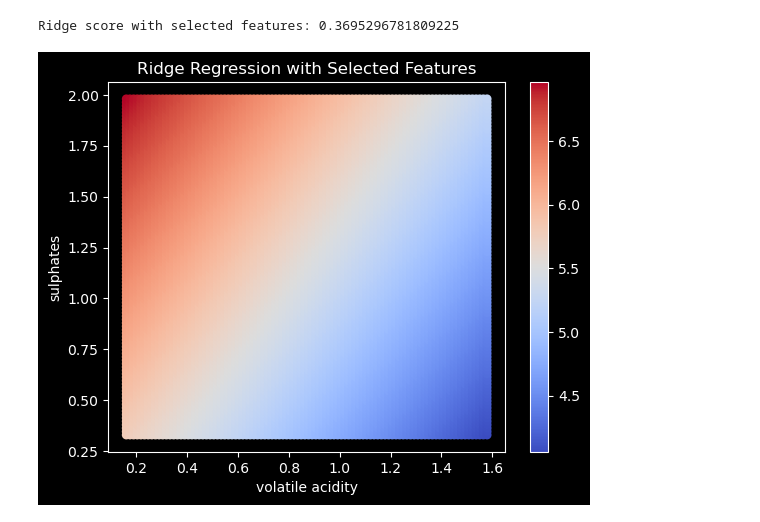
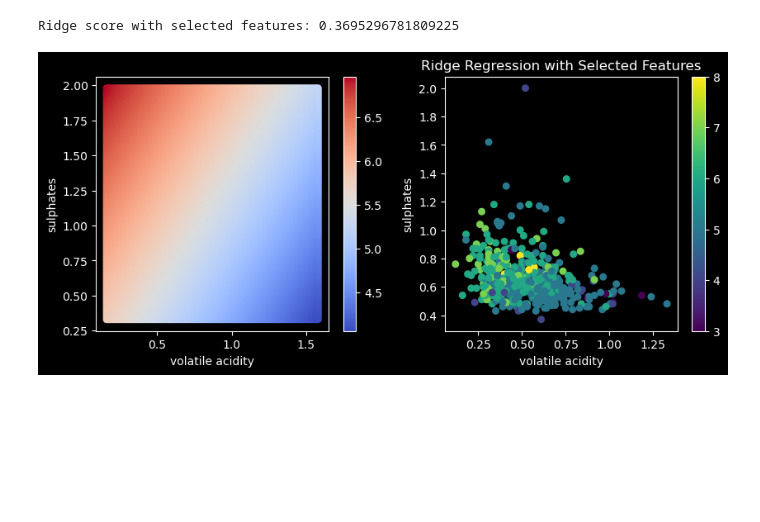
Before and after one commit to ZachParent/mai-pre-work, a Jupyter notebook: uci_wine_regression/uci_wine_regression_zachparent.ipynb, the cells around one changed output. Cells and saved outputs as stored; diff of their text form; code cells hidden in the pictures; blank space fills up the shorter version.

Commit message:
add scatter plot

```diff
--- a/uci_wine_regression/uci_wine_regression_zachparent.ipynb
+++ b/uci_wine_regression/uci_wine_regression_zachparent.ipynb
@@ -67,7 +67,9 @@ plt.show()
 # %%
 X = df.drop("quality", axis=1)
 y = df["quality"]
-X_train, X_test, y_train, y_test = train_test_split(X, y, test_size=0.33, random_state=random_state)
+X_train, X_test, y_train, y_test = train_test_split(
+    X, y, test_size=0.33, random_state=random_state
+)
 # %%
 ridge = RidgeCV()
 ridge.fit(X_train, y_train)
@@ -97,26 +103,40 @@ Ridge score with selected features: 0.3695296781809225
 # %%
 # Calculate the median, maximum, and minimum values of the 'alcohol' feature
 median_alcohol = df["alcohol"].median()
 max_alcohol = df["alcohol"].max()
 min_alcohol = df["alcohol"].min()
 
 # Create a range of values for 'volatile acidity' and 'sulphates' for plotting
-volatilite_acidity_range = np.linspace(X_train_selected['volatile acidity'].min(), X_train_selected['volatile acidity'].max(), 100)
-sulphates_range = np.linspace(X_train_selected['sulphates'].min(), X_train_selected['sulphates'].max(), 100)
+volatilite_acidity_range = np.linspace(
+    X_train_selected["volatile acidity"].min(),
+    X_train_selected["volatile acidity"].max(),
+    100,
+)
+sulphates_range = np.linspace(
+    X_train_selected["sulphates"].min(), X_train_selected["sulphates"].max(), 100
+)
 
 # Generate a grid of values for 'volatile acidity' and 'sulphates'
-X_grid = np.array(np.meshgrid(volatilite_acidity_range, sulphates_range)).T.reshape(-1, 2)
+X_grid = np.array(np.meshgrid(volatilite_acidity_range, sulphates_range)).T.reshape(
+    -1, 2
+)
 
 # Convert the grid to a DataFrame and add the median alcohol value
 X_grid = pd.DataFrame(X_grid, columns=["volatile acidity", "sulphates"])
 X_grid["alcohol"] = median_alcohol
 
 # Predict the target variable using the ridge regression model on the grid
 y_grid = ridge_selected.predict(X_grid)
 
 # Create a scatter plot of 'volatile acidity' vs 'sulphates' colored by the predicted values
-X_grid.plot.scatter(x='volatile acidity', y="sulphates", c=y_grid, cmap="coolwarm", linewidth=2)
+fig, ax = plt.subplots(1, 2, figsize=(10, 4))
+X_grid.plot.scatter(
+    x="volatile acidity", y="sulphates", c=y_grid, cmap="coolwarm", linewidth=2, ax=ax[0]
+)
+X_test.plot.scatter(
+    x="volatile acidity", y="sulphates", cmap="viridis", c=y_test, linewidth=2, ax=ax[1]
+)
 plt.title("Ridge Regression with Selected Features")
 plt.show()
 # %% [output]
-[figure, old version]
+[figure, new version]
```
Also changed, not shown: parts of 2 cells of this notebook.
